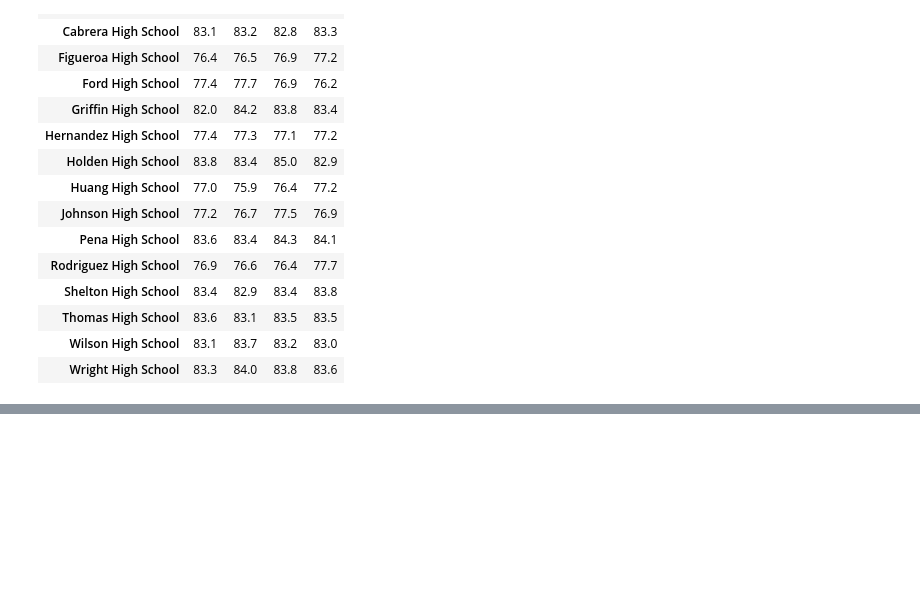
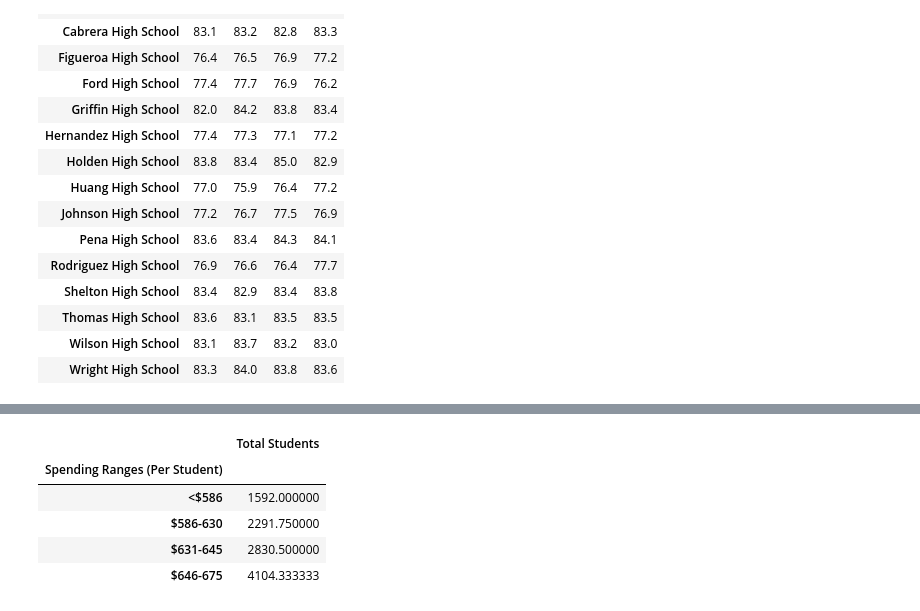
Before and after one commit to hariniratnala/school_District_Analysis, a Jupyter notebook: pycityschools.ipynb, the cells around one changed output, grey strips where cells are left out. Cells and saved outputs as stored; diff of their text form; code cells hidden in the pictures; blank space fills up the shorter version.

```diff
--- a/pycityschools.ipynb
+++ b/pycityschools.ipynb
@@ -1496,0 +1574,9 @@ reading_scores.style.format({'9th': '{:.1f}',
+# %%
+# Establish the spending bins and group names.
+spending_bins = [0, 585, 630, 645, 675]
+group_names = ["<$586", "$586-630", "$631-645", "$646-675"]
+# %%
+# Categorize spending based on the bins.
+per_school_summary_df["Spending Ranges (Per Student)"] = pd.cut(per_school_capita, spending_bins, labels=group_names)
+
+per_school_summary_df
@@ -1496,0 +1611,11 @@ reading_scores.style.format({'9th': '{:.1f}',
+# %%
+# Calculate averages for the desired columns.
+spending_math_scores = per_school_summary_df.groupby(["Spending Ranges (Per Student)"]).mean()
+spending_math_scores
+# %% [output]
+|  | Total Students |
+| Spending Ranges (Per Student) |  |
+| <$586 | 1592.000000 |
+| $586-630 | 2291.750000 |
+| $631-645 | 2830.500000 |
+| $646-675 | 4104.333333 |
```
Also changed, not shown: parts of 42 cells of this notebook, 1 other file.
